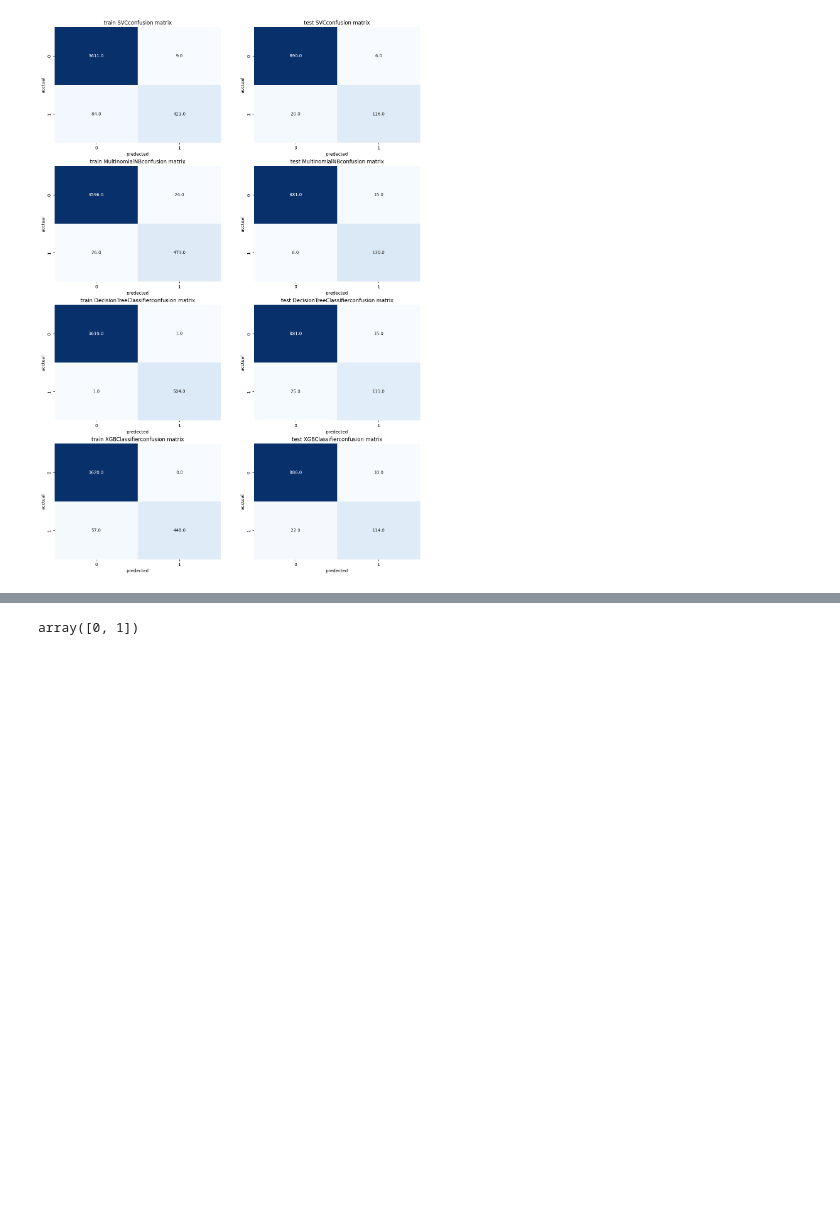
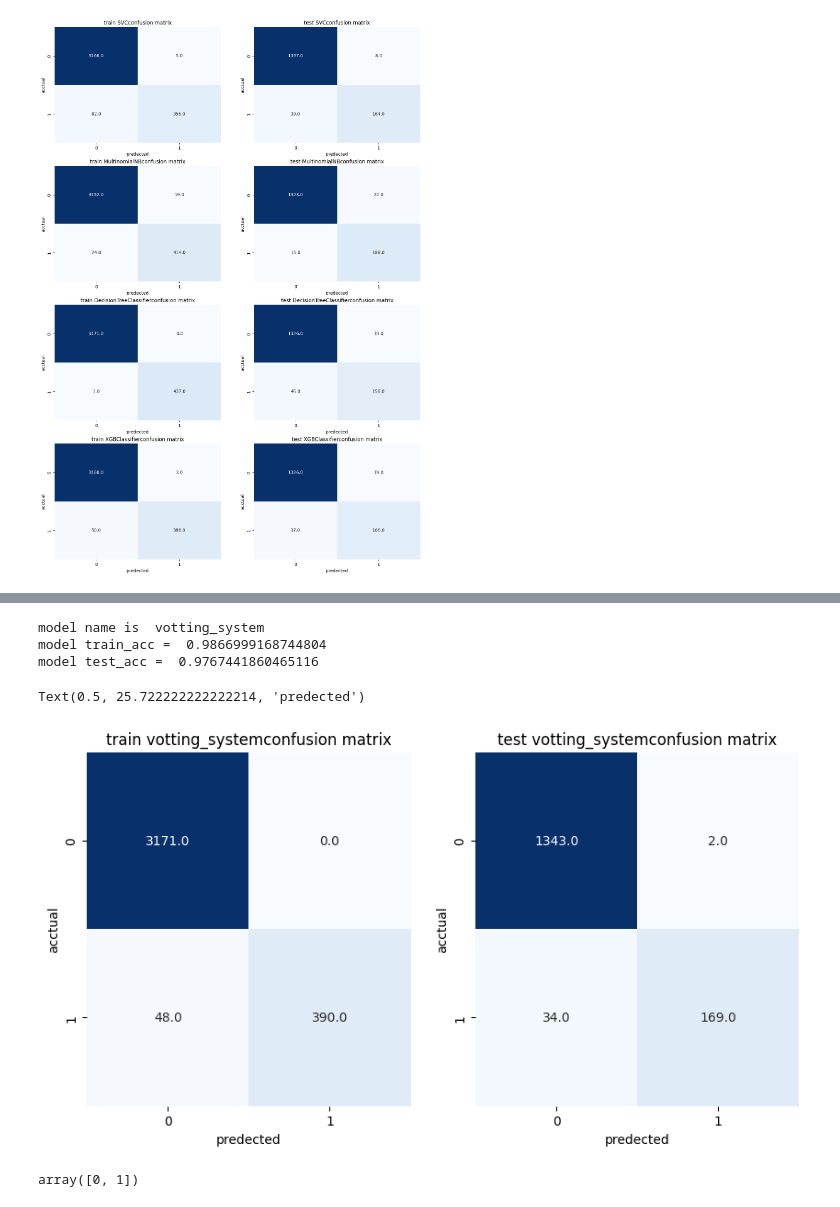
Before and after one commit to ahmedhany14/Email-Spam-Detection, a Jupyter notebook: notebook/Email_spam.ipynb, the cells around one changed output, grey strips where cells are left out. Saved outputs shown, nothing was run; the diff lists cells and outputs as text; code cells hidden in the pictures; blank space fills up the shorter version.

Commit message:
Votting system added

```diff
--- a/notebook/Email_spam.ipynb
+++ b/notebook/Email_spam.ipynb
@@ -505,7 +500,7 @@ text = emails["Preprcessed_Text"]
 target = emails["Category"]
 
 x_train, x_test, y_train, y_test = train_test_split(
-    text, target, test_size=0.2, random_state=42
+    text, target, test_size=0.3, random_state=42
 )
 # %%
 td = TfidfVectorizer(max_features=3000)
@@ -609,3 +604,13 @@ for i, mat in enumerate(con_matrices):
 plt.show()
 # %% [output]
 [figure]
+# %%
+votting_system = VotingClassifier(
+    estimators=[
+        ("SVM", svm),
+        ("DTC", DCT),
+        ("xgbc", xgbc),
+        ("mnb", mnb),
+    ]
+)
+votting_system.fit(x_train, y_train)
@@ -612,3 +635,31 @@ plt.show()
+# %%
+train_acc, test_acc, train_con_mat, test_con_mat = evaluate_model(
+    votting_system, x_train, x_test, y_train, y_test
+)
+# %%
+print("model name is ", "votting_system")
+print("model train_acc = ", train_acc)
+print("model test_acc = ", test_acc)
+# %% [output]
+model name is  votting_system
+model train_acc =  0.9866999168744804
+model test_acc =  0.9767441860465116
+# %%
+fig, ax = plt.subplots(1, 2, figsize=(10, 5))
+
+
+sns.heatmap(train_con_mat, annot=True, fmt=".1f", cmap="Blues", cbar=False, ax=ax[0])
+ax[0].set_title("train " + "votting_system" + "confusion matrix")
+ax[0].set_ylabel("acctual")
+ax[0].set_xlabel("predected")
+
+sns.heatmap(test_con_mat, annot=True, fmt=".1f", cmap="Blues", cbar=False, ax=ax[1])
+ax[1].set_title("test " + "votting_system" + "confusion matrix")
+ax[1].set_ylabel("acctual")
+ax[1].set_xlabel("predected")
+# %% [output]
+Text(0.5, 25.722222222222214, 'predected')
+[figure, added]
 # %%
 important_message = """
 Dear Ahmed Hany Mohamed,
```
Also changed, not shown: parts of 6 cells of this notebook.
